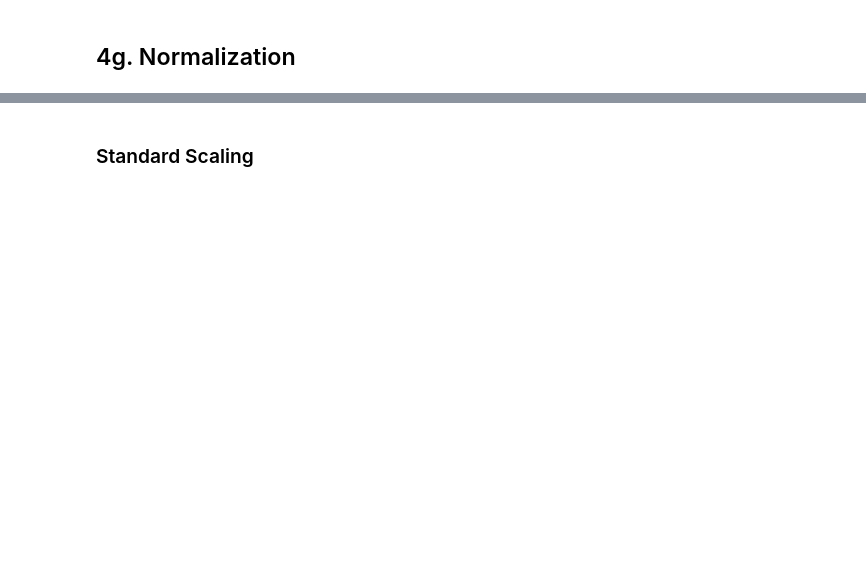
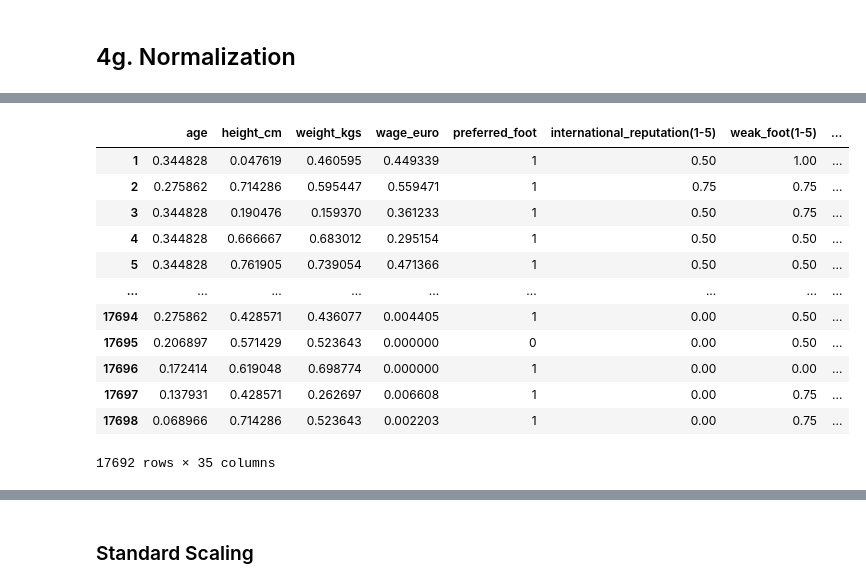
Before and after one commit to bewba/STINTSY-MP, a Jupyter notebook: STINSTY.ipynb, the cells around one changed output, grey strips where cells are left out. Cells and saved outputs as stored; diff of their text form; code cells hidden in the pictures; blank space fills up the shorter version.

```diff
--- a/STINSTY.ipynb
+++ b/STINSTY.ipynb
@@ -559,0 +613,24 @@ df = pd.concat([X, y])
+# %%
+numeric_cols = jack.select_dtypes(include=["float64", "int64"]).columns
+
+
+scaler = MinMaxScaler()
+
+# Scale the numeric columns
+df[numeric_cols] = scaler.fit_transform(df[numeric_cols])
+df = df.drop(columns=["overall_rating"])
+df
+# %% [output]
+|  | age | height_cm | weight_kgs | wage_euro | preferred_foot | international_reputation(1-5) | weak_foot(1-5) | ... |
+| 1 | 0.344828 | 0.047619 | 0.460595 | 0.449339 | 1 | 0.50 | 1.00 | ... |
+| 2 | 0.275862 | 0.714286 | 0.595447 | 0.559471 | 1 | 0.75 | 0.75 | ... |
+| 3 | 0.344828 | 0.190476 | 0.159370 | 0.361233 | 1 | 0.50 | 0.75 | ... |
+| 4 | 0.344828 | 0.666667 | 0.683012 | 0.295154 | 1 | 0.50 | 0.50 | ... |
+| 5 | 0.344828 | 0.761905 | 0.739054 | 0.471366 | 1 | 0.50 | 0.50 | ... |
+| ... | ... | ... | ... | ... | ... | ... | ... | ... |
+| 17694 | 0.275862 | 0.428571 | 0.436077 | 0.004405 | 1 | 0.00 | 0.50 | ... |
+| 17695 | 0.206897 | 0.571429 | 0.523643 | 0.000000 | 0 | 0.00 | 0.50 | ... |
+| 17696 | 0.172414 | 0.619048 | 0.698774 | 0.000000 | 1 | 0.00 | 0.00 | ... |
+| 17697 | 0.137931 | 0.428571 | 0.262697 | 0.006608 | 1 | 0.00 | 0.75 | ... |
+| 17698 | 0.068966 | 0.714286 | 0.523643 | 0.002203 | 1 | 0.00 | 0.75 | ... |
+17692 rows × 35 columns
```
Also changed, not shown: parts of 24 cells of this notebook.
